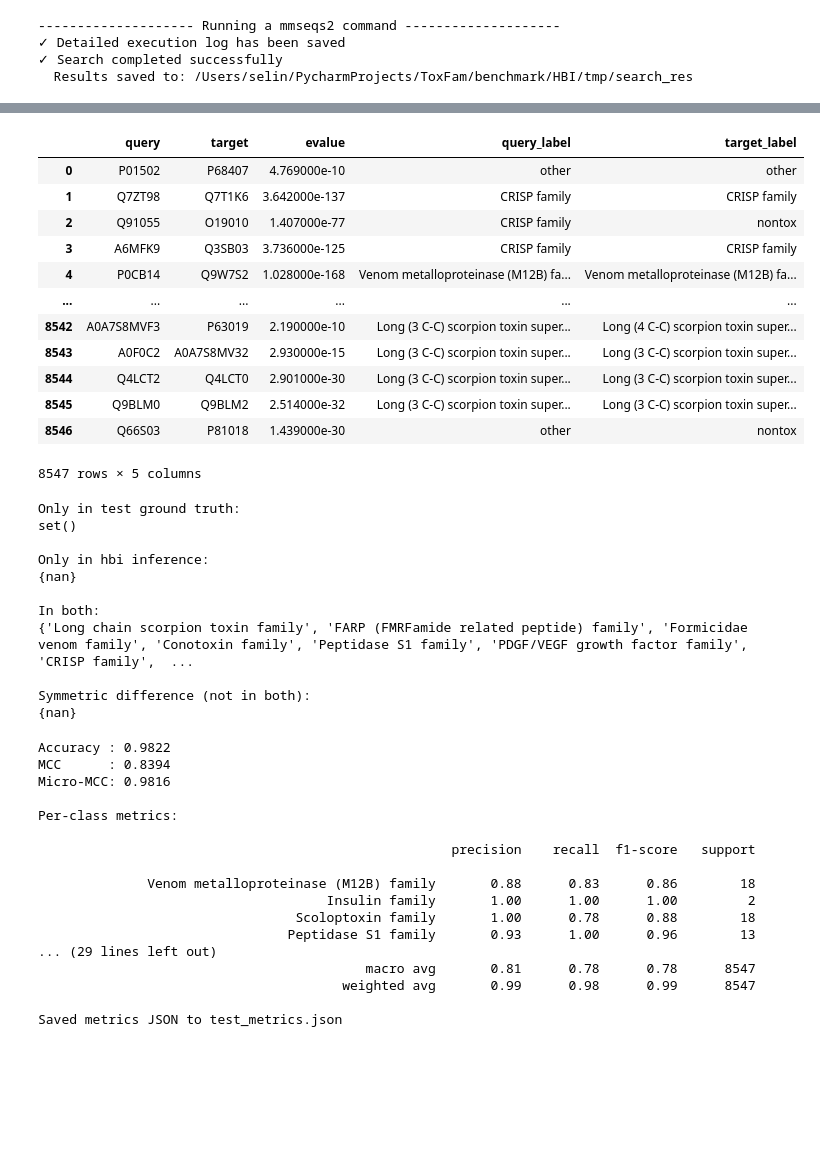
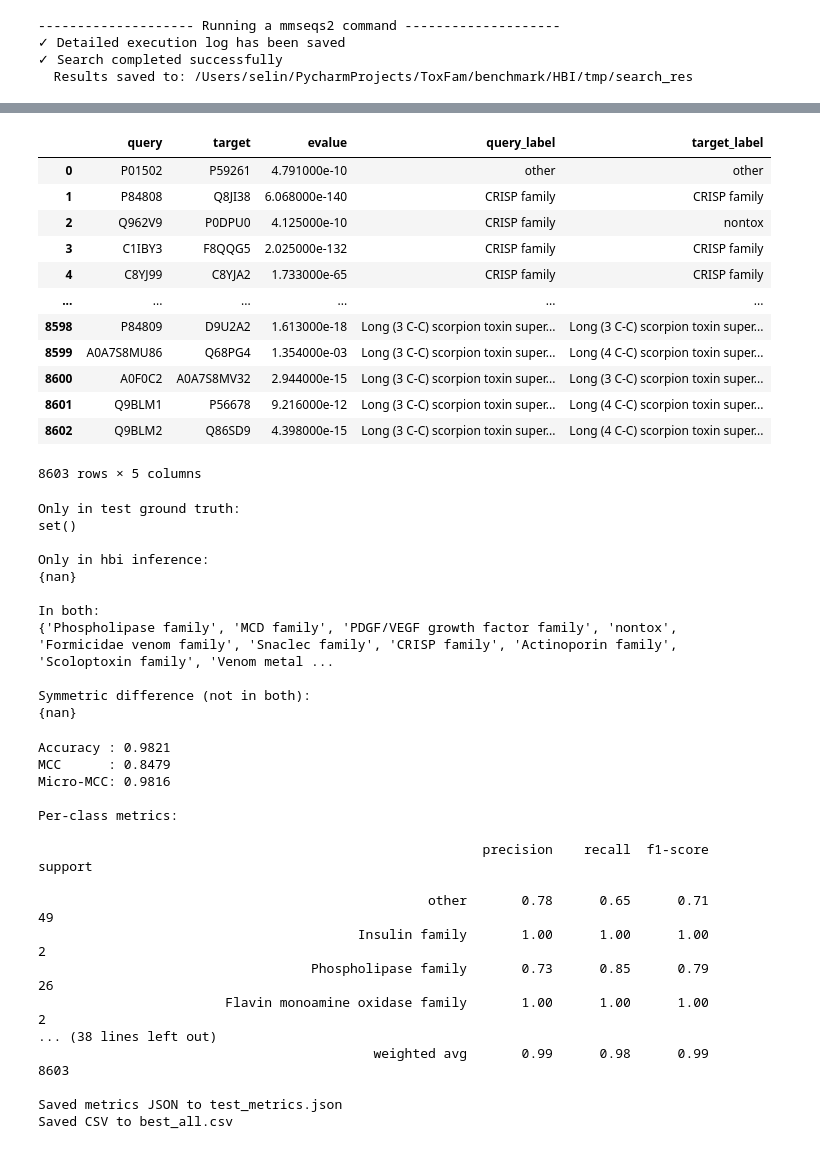
Before and after one commit to Sisistern123/ToxFam, a Jupyter notebook: benchmark/HBI/HBI.ipynb, the cells around one changed output, grey strips where cells are left out. Saved outputs shown, nothing was run; the diff lists cells and outputs as text; code cells hidden in the pictures; blank space fills up the shorter version.

```diff
--- a/benchmark/HBI/HBI.ipynb
+++ b/benchmark/HBI/HBI.ipynb
@@ -18,4 +12,5 @@ from pymmseqs.commands import createdb, search
 ### Non redundancy reduced train set. Test set is the same as from the normal model
 # %%
 train_all = pd.read_csv("train_all_df.csv")
+val_set = pd.read_csv("../val_data.csv")
 test_set = pd.read_csv("../test_data.csv")
@@ -22,7 +41,7 @@ test_set = pd.read_csv("../test_data.csv")
 # %%
 # assume best_all is your DataFrame
 q_labels = set(train_all["Protein families"].unique())
-t_labels = set(test_set["Protein families"].unique())
+t_labels = set(val_set["Protein families"].unique())
 
 only_in_query  = q_labels  - t_labels
 only_in_target = t_labels  - q_labels
@@ -31,7 +50,7 @@ sym_diff        = q_labels ^ t_labels  # labels not in both
 
 print("Only in train:")
 print(only_in_query)
-print("\nOnly in test:")
+print("\nOnly in val:")
 print(only_in_target)
 print("\nIn both:")
 print(both)
@@ -76,5 +95,5 @@ test = createdb("../test_data.fasta", "tmp/test_db")
 # %%
-search_res = search(test.to_path(),
+search_res = search(val.to_path(),
                     train.to_path(),
                     "tmp/search_res",
                     "tmp/tmp",
@@ -138,27 +157,27 @@ best_hits
 # %%
 # prepare df with ground truth (query_label = test gt)
-all_queries = test_set[["identifier", "Protein families"]].rename(columns={"identifier": "query","Protein families": "query_label"})
+all_queries = val_set[["identifier", "Protein families"]].rename(columns={"identifier": "query","Protein families": "query_label"})
 best_all = all_queries.merge(best_hits, on="query", how="left")[["query","target","evalue", "query_label"]]
 
 # add target labels (target_label = HBI prediction)
 train_labels = train_all[["identifier", "Protein families"]].rename(columns={"identifier": "target", "Protein families": "target_label"})
 best_all = best_all.merge(train_labels, on="target", how="left")
 
 best_all
 # %% [output]
 |  | query | target | evalue | query_label | target_label |
-| 0 | P01502 | P68407 | 4.769000e-10 | other | other |
-| 1 | Q7ZT98 | Q7T1K6 | 3.642000e-137 | CRISP family | CRISP family |
-| 2 | Q91055 | O19010 | 1.407000e-77 | CRISP family | nontox |
-| 3 | A6MFK9 | Q3SB03 | 3.736000e-125 | CRISP family | CRISP family |
-| 4 | P0CB14 | Q9W7S2 | 1.028000e-168 | Venom metalloproteinase (M12B) fa... | Venom metalloproteinase (M12B) fa... |
+| 0 | P01502 | P59261 | 4.791000e-10 | other | other |
+| 1 | P84808 | Q8JI38 | 6.068000e-140 | CRISP family | CRISP family |
+| 2 | Q962V9 | P0DPU0 | 4.125000e-10 | CRISP family | nontox |
+| 3 | C1IBY3 | F8QQG5 | 2.025000e-132 | CRISP family | CRISP family |
+| 4 | C8YJ99 | C8YJA2 | 1.733000e-65 | CRISP family | CRISP family |
 | ... | ... | ... | ... | ... | ... |
-| 8542 | A0A7S8MVF3 | P63019 | 2.190000e-10 | Long (3 C-C) scorpion toxin super... | Long (4 C-C) scorpion toxin super... |
-| 8543 | A0F0C2 | A0A7S8MV32 | 2.930000e-15 | Long (3 C-C) scorpion toxin super... | Long (3 C-C) scorpion toxin super... |
-| 8544 | Q4LCT2 | Q4LCT0 | 2.901000e-30 | Long (3 C-C) scorpion toxin super... | Long (3 C-C) scorpion toxin super... |
-| 8545 | Q9BLM0 | Q9BLM2 | 2.514000e-32 | Long (3 C-C) scorpion toxin super... | Long (3 C-C) scorpion toxin super... |
-| 8546 | Q66S03 | P81018 | 1.439000e-30 | other | nontox |
+| 8598 | P84809 | D9U2A2 | 1.613000e-18 | Long (3 C-C) scorpion toxin super... | Long (3 C-C) scorpion toxin super... |
+| 8599 | A0A7S8MU86 | Q68PG4 | 1.354000e-03 | Long (3 C-C) scorpion toxin super... | Long (4 C-C) scorpion toxin super... |
+| 8600 | A0F0C2 | A0A7S8MV32 | 2.944000e-15 | Long (3 C-C) scorpion toxin super... | Long (3 C-C) scorpion toxin super... |
+| 8601 | Q9BLM1 | P56678 | 9.216000e-12 | Long (3 C-C) scorpion toxin super... | Long (4 C-C) scorpion toxin super... |
+| 8602 | Q9BLM2 | Q86SD9 | 4.398000e-15 | Long (3 C-C) scorpion toxin super... | Long (4 C-C) scorpion toxin super... |
-8547 rows × 5 columns
+8603 rows × 5 columns
 # %%
 # assume best_all is your DataFrame
 q_labels = set(best_all["query_label"].unique())
@@ -185,7 +204,7 @@ Only in hbi inference:
 {nan}
 
 In both:
-{'Long chain scorpion toxin family', 'FARP (FMRFamide related peptide) family', 'Formicidae venom family', 'Conotoxin family', 'Peptidase S1 family', 'PDGF/VEGF growth factor family', 'CRISP family',  ...
+{'Phospholipase family', 'MCD family', 'PDGF/VEGF growth factor family', 'nontox', 'Formicidae venom family', 'Snaclec family', 'CRISP family', 'Actinoporin family', 'Scoloptoxin family', 'Venom metal ...
 
 Symmetric difference (not in both):
 {nan}
@@ -253,8 +272,7 @@ plot_confusion_matrix(
   label_encoder=le,
   output_path="confusion_matrix.png")
 
-# ——— drop-in: save to JSON ———
-
+# ——— drop-in: save to JSON and CSV ———
 
 numeric_metrics = {
     "Test_Accuracy": accuracy,
@@ -270,24 +288,29 @@ output = {
 out_path = Path("test_metrics.json")
 out_path.write_text(json.dumps(output, indent=4))
 print(f"Saved metrics JSON to {out_path}")
+
+# save CSV
+out_path = Path("best_all.csv")
+best_all.to_csv("best_all.csv", index=False)
+print(f"Saved CSV to {out_path}")
 # %% [output]
-Accuracy : 0.9822
-MCC      : 0.8394
+Accuracy : 0.9821
+MCC      : 0.8479
 Micro‐MCC: 0.9816
 
 Per-class metrics:
 
-                                                     precision    recall  f1-score   support
+                                                         precision    recall  f1-score   support
 
-              Venom metalloproteinase (M12B) family       0.88      0.83      0.86        18
-                                     Insulin family       1.00      1.00      1.00         2
-                                 Scoloptoxin family       1.00      0.78      0.88        18
-                                Peptidase S1 family       0.93      1.00      0.96        13
-... (29 lines left out)
-                                          macro avg       0.81      0.78      0.78      8547
-                                       weighted avg       0.99      0.98      0.99      8547
+                                                  other       0.78      0.65      0.71        49
+                                         Insulin family       1.00      1.00      1.00         2
+                                   Phospholipase family       0.73      0.85      0.79        26
+                        Flavin monoamine oxidase family       1.00      1.00      1.00         2
+... (38 lines left out)
+                                           weighted avg       0.99      0.98      0.99      8603
 
 Saved metrics JSON to test_metrics.json
+Saved CSV to best_all.csv
 # %%
 df["target_label"].value_counts()
 # %% [output]
```
Also changed, not shown: parts of 16 cells of this notebook, 53 other files.
